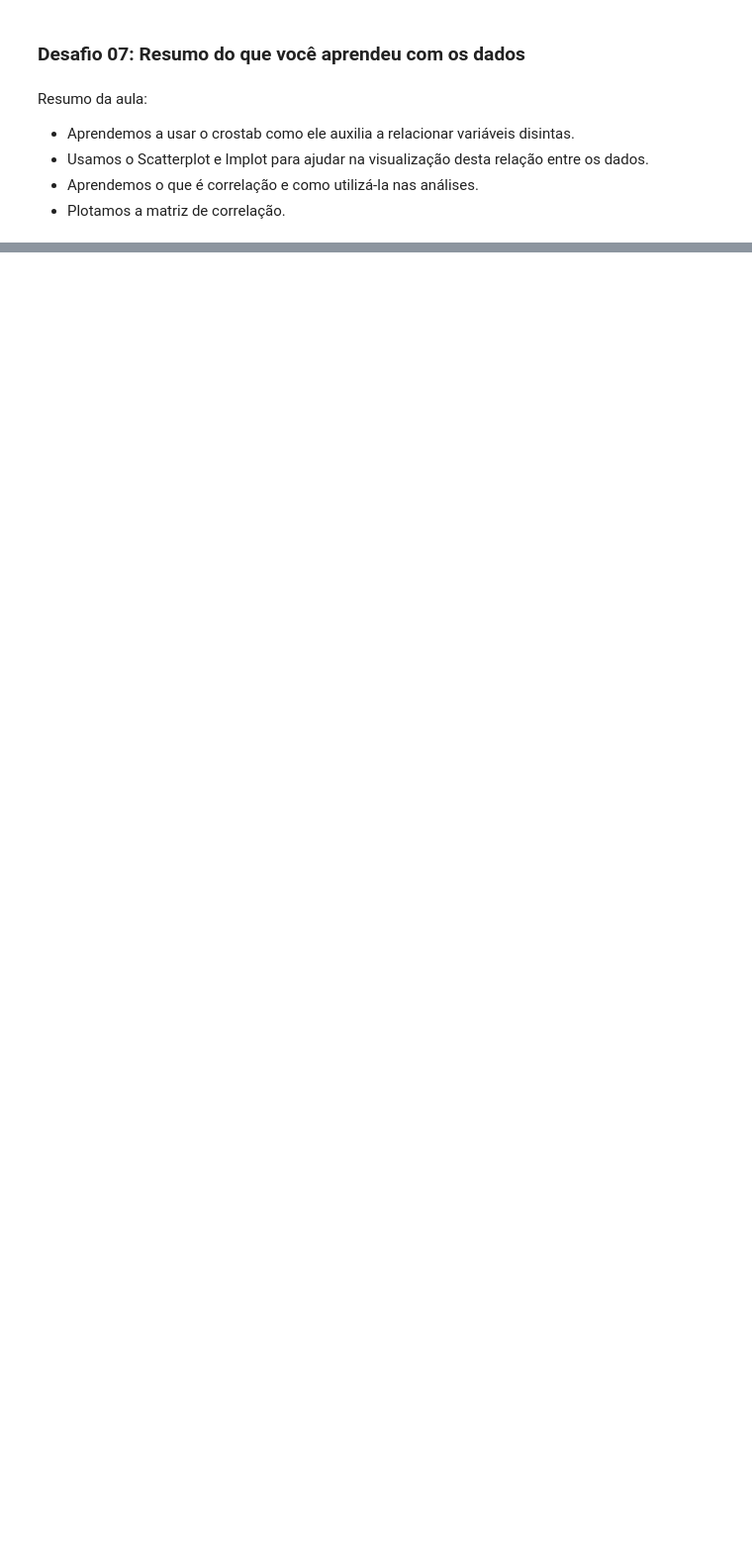
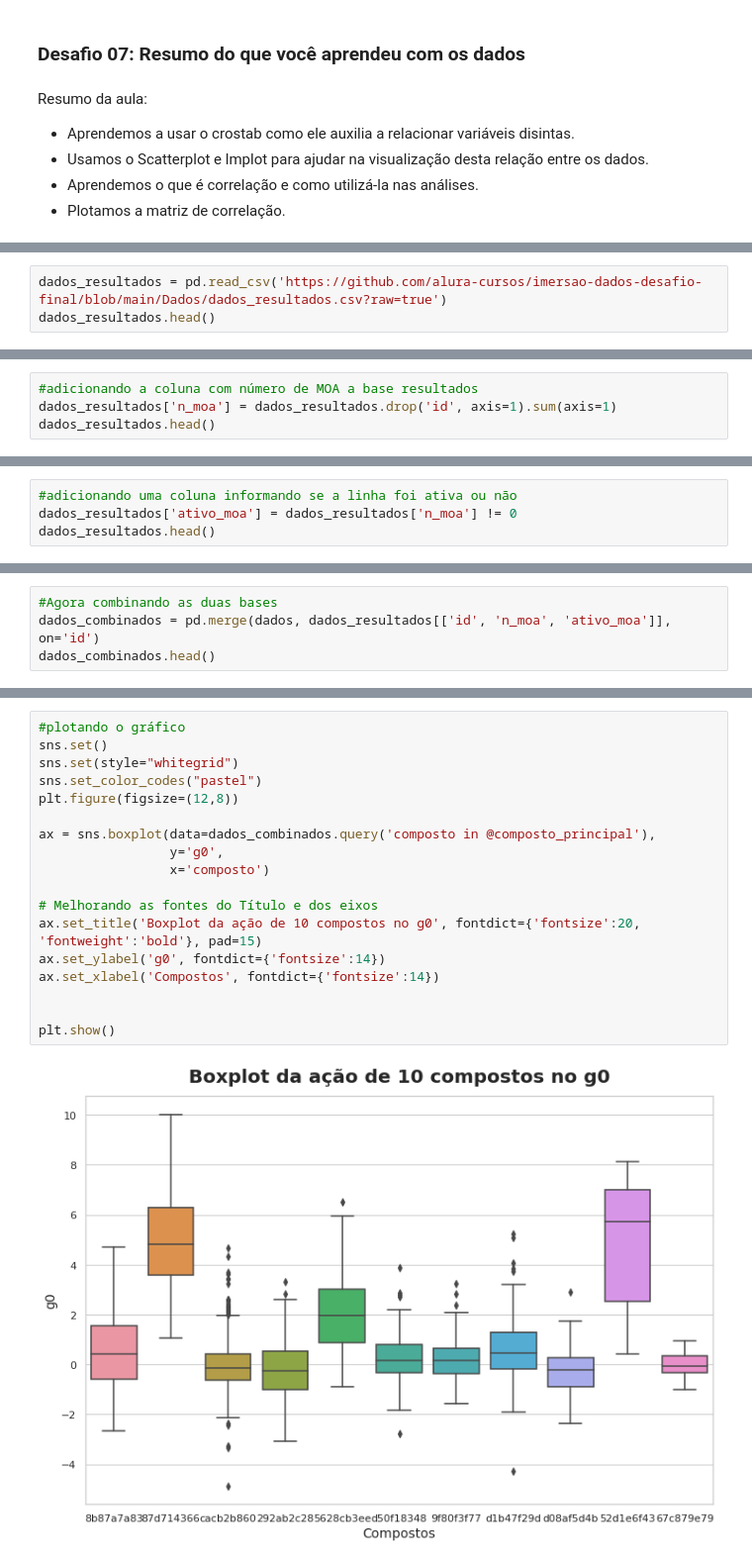
Before and after one commit to WJBruginski/Imersao_Dados_Alura_III, a Jupyter notebook: Imersão_Dados_Alura_III.ipynb, the cells around one changed output, grey strips where cells are left out. Shown at 99% size. Drawn from its saved outputs; the diff is of its cells as text; blank space fills up the shorter version.

```diff
--- a/Imersão_Dados_Alura_III.ipynb
+++ b/Imersão_Dados_Alura_III.ipynb
@@ -1085,0 +1112,3 @@ Resumo da aula:
+# %%
+dados_resultados = pd.read_csv('https://github.com/alura-cursos/imersao-dados-desafio-final/blob/main/Dados/dados_resultados.csv?raw=true')
+dados_resultados.head()
@@ -1085,0 +1259,4 @@ Resumo da aula:
+# %%
+#adicionando a coluna com número de MOA a base resultados
+dados_resultados['n_moa'] = dados_resultados.drop('id', axis=1).sum(axis=1)
+dados_resultados.head()
@@ -1085,0 +1271,4 @@ Resumo da aula:
+# %%
+#adicionando uma coluna informando se a linha foi ativa ou não
+dados_resultados['ativo_moa'] = dados_resultados['n_moa'] != 0
+dados_resultados.head()
@@ -1085,0 +1283,4 @@ Resumo da aula:
+# %%
+#Agora combinando as duas bases
+dados_combinados = pd.merge(dados, dados_resultados[['id', 'n_moa', 'ativo_moa']], on='id')
+dados_combinados.head()
@@ -1085,0 +1340,20 @@ Resumo da aula:
+# %%
+#plotando o gráfico
+sns.set()
+sns.set(style="whitegrid")
+sns.set_color_codes("pastel")
+plt.figure(figsize=(12,8))
+
+ax = sns.boxplot(data=dados_combinados.query('composto in @composto_principal'),
+                 y='g0',
+                 x='composto')
+
+# Melhorando as fontes do Título e dos eixos
+ax.set_title('Boxplot da ação de 10 compostos no g0', fontdict={'fontsize':20, 'fontweight':'bold'}, pad=15)
+ax.set_ylabel('g0', fontdict={'fontsize':14})
+ax.set_xlabel('Compostos', fontdict={'fontsize':14})
+
+
+plt.show()
+# %% [output]
+[figure, added]
```
Also changed, not shown: parts of 64 cells of this notebook.
